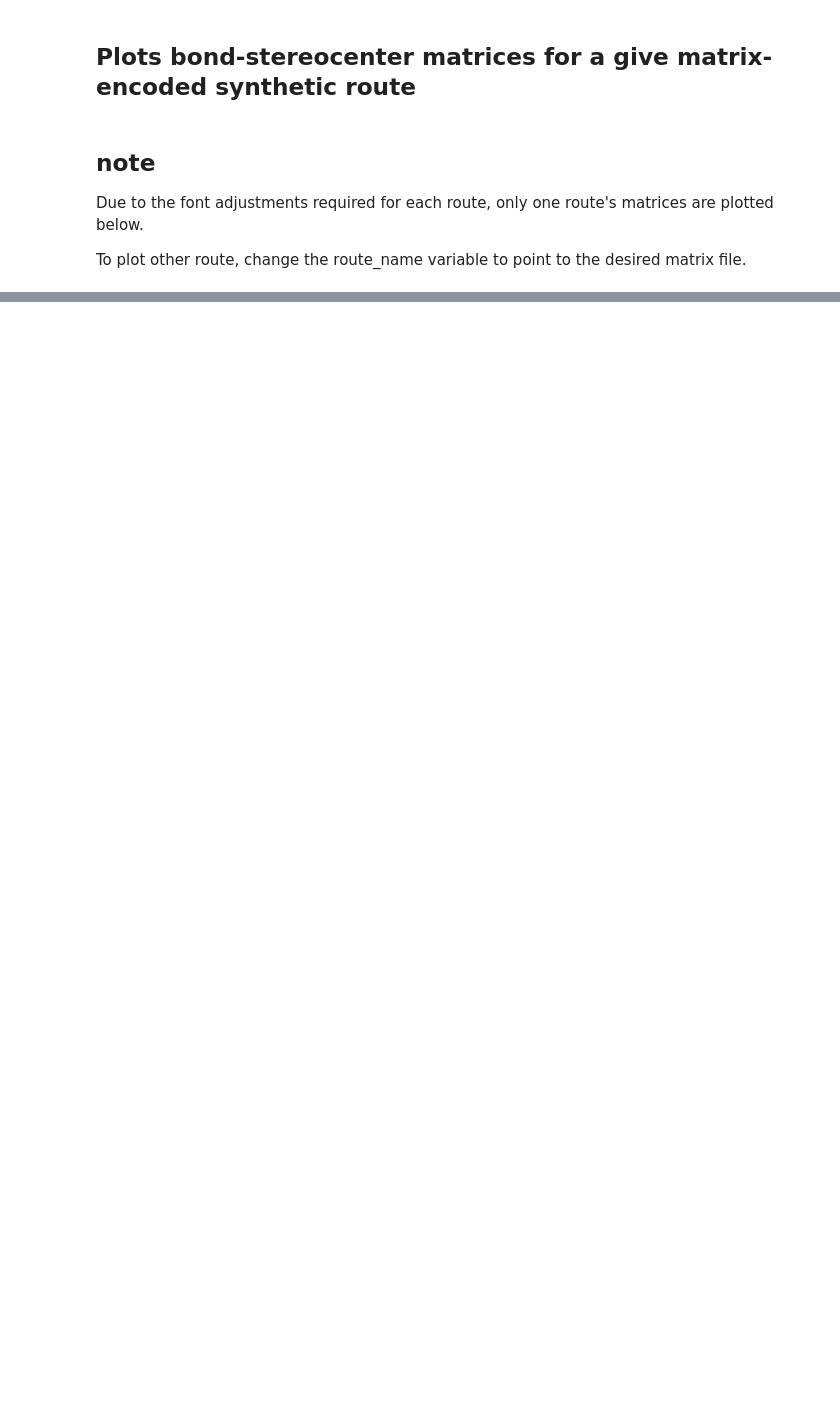
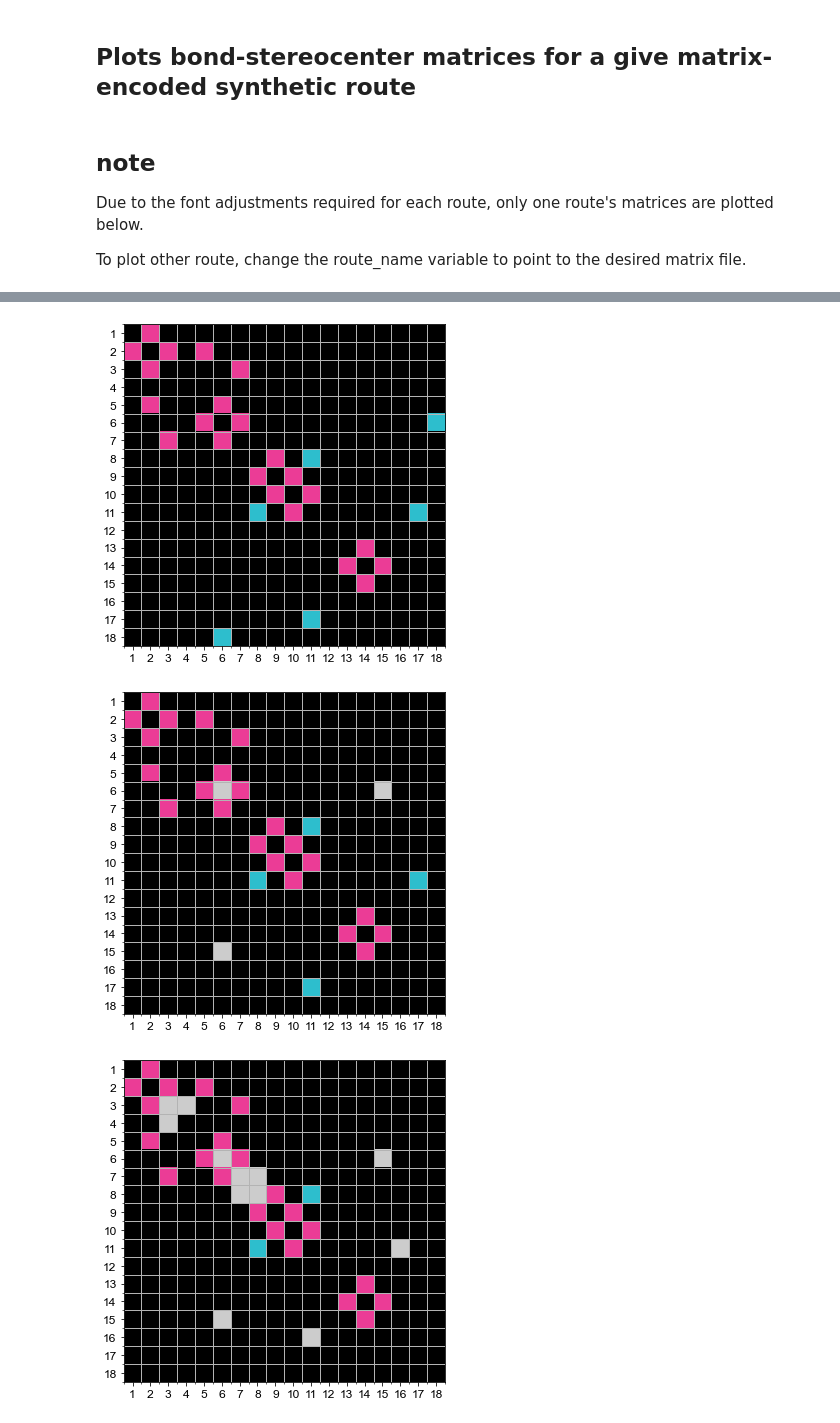
Before and after one commit to didwang/GED_MCS, a Jupyter notebook: 03_plot_matrices-cernak stemoamide.ipynb, the cells around one changed output, grey strips where cells are left out. Saved outputs shown, nothing was run; the diff lists cells and outputs as text; code cells hidden in the pictures; blank space fills up the shorter version.

```diff
--- a/03_plot_matrices-cernak stemoamide.ipynb
+++ b/03_plot_matrices-cernak stemoamide.ipynb
@@ -331,0 +355,28 @@ plot_amat_con(bond_tracker["bond_tracker"],len(bond_tracker["final_bond_pairs"])
+# %%
+route_name = "stemo_exp_schmidt"
+matrix_path = f"./matrices/{route_name}.npz"
+
+
+data = np.load(matrix_path)
+amats = data["amats"]
+atoms = [int(i) for i in data["atoms"]] # RDKit doesn't like arrays for some reason.
+mask_shape=amats.shape[1:]
+
+bond_tracker = setup_bond_tracker(amats,atoms)
+masks = make_masks(mask_shape,bond_tracker)
+
+# plot.
+fs = 12
+title_fs = 30
+plt_figsize=(5,5)
+if not os.path.isdir(f"./matrix_plots/{route_name}/"):
+    os.makedirs(f"./matrix_plots/{route_name}/")
+for ia, amat in enumerate(amats):
+    savename = f"./matrix_plots/{route_name}/{route_name}_{ia+1}.svg"
+#     print(savename)
+#     savename=None
+    plot_amat(amat,masks,savename=savename,plt_title=None)
+# %% [output]
+[figure, added]
+[figure, added]
+[figure, added]
```
Also changed, not shown: parts of 5 cells of this notebook, 2 other files.
